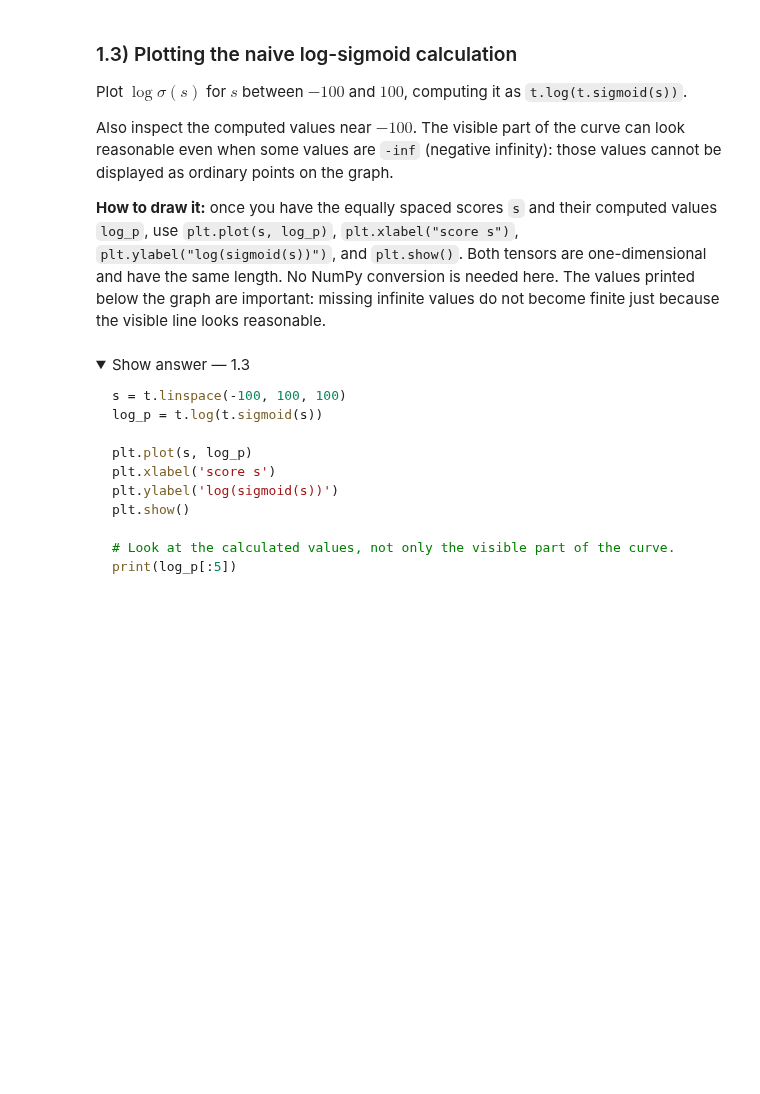
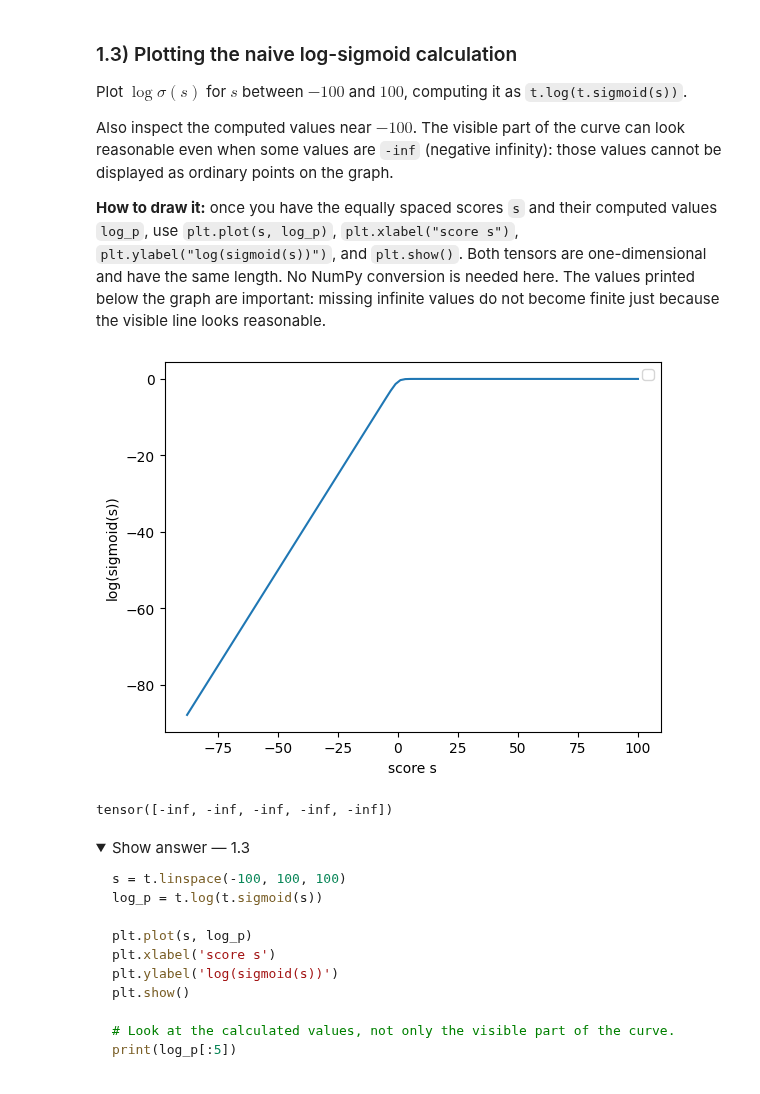
Before and after one commit to wa-jhx-ter/2026_27, a Jupyter notebook: Week_04/Lab/Week_04_linear_classification.ipynb, the cells around one changed output. Cells and saved outputs as stored; diff of their text form; code cells hidden in the pictures; folded sections open; blank space fills up the shorter version.

```diff
--- a/Week_04/Lab/Week_04_linear_classification.ipynb
+++ b/Week_04/Lab/Week_04_linear_classification.ipynb
@@ -195,6 +204,19 @@ Also inspect the computed values near $-100$. The visible part of the curve can
 **How to draw it:** once you have the equally spaced scores `s` and their computed values `log_p`, use `plt.plot(s, log_p)`, `plt.xlabel("score s")`, `plt.ylabel("log(sigmoid(s))")`, and `plt.show()`. Both tensors are one-dimensional and have the same length. No NumPy conversion is needed here. The values printed below the graph are important: missing infinite values do not become finite just because the visible line looks reasonable.
 # %%
 # Your code here.
+s = t.linspace(-100, 100, 100)
+log_p = t.log(t.sigmoid(s))
+
+plt.plot(s, log_p)
+plt.xlabel("score s")
+plt.ylabel("log(sigmoid(s))")
+plt.legend()
+plt.show()
+
+print(log_p[:5])
+# %% [output]
+[figure, added]
+tensor([-inf, -inf, -inf, -inf, -inf])
 # %% [markdown]
 <details>
 <summary>Show answer — 1.3</summary>
```
Also changed, not shown: parts of 12 cells of this notebook.
